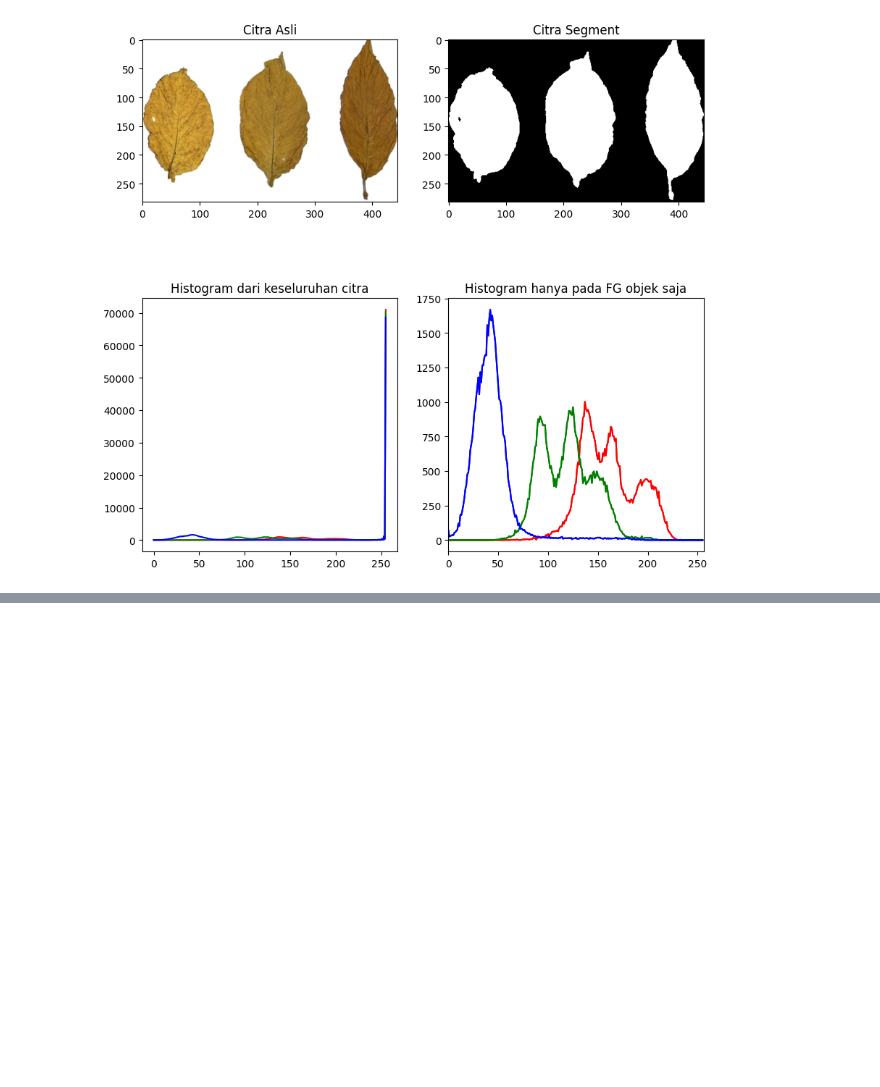
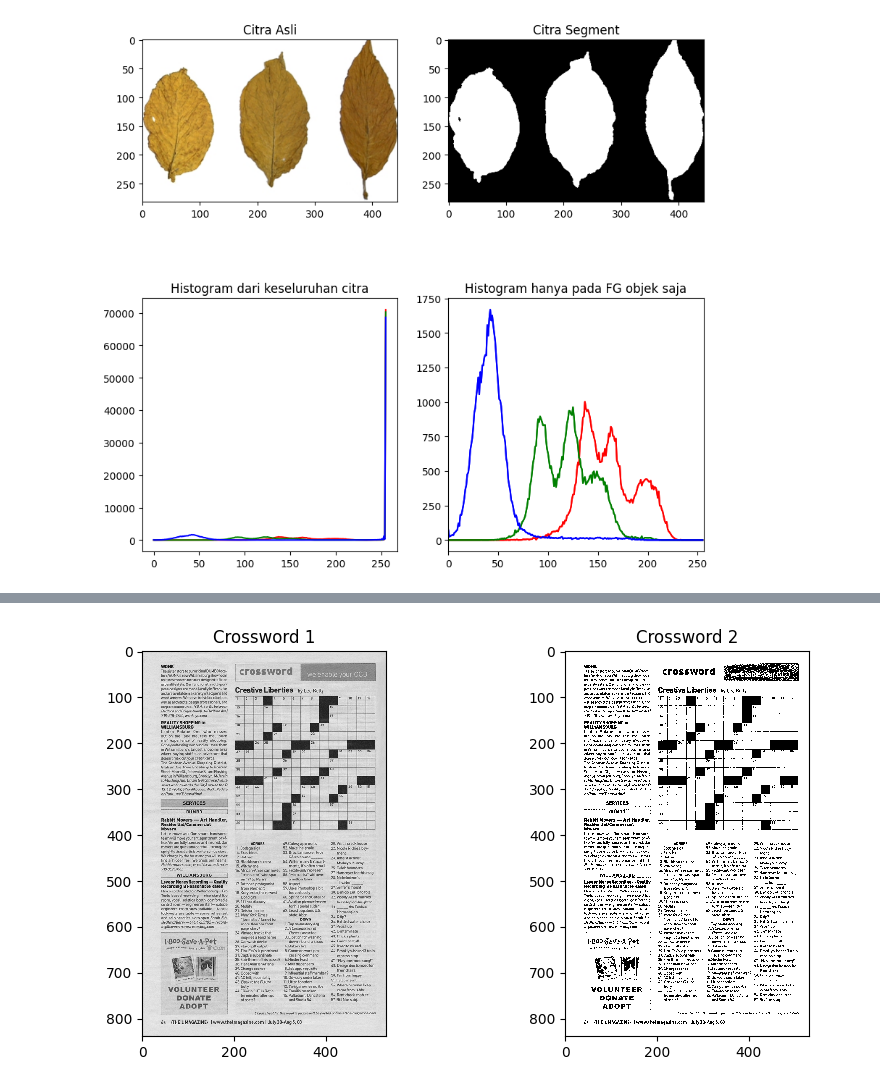
Before and after one commit to farrel1422/PCVK_Genap_2023, a Jupyter notebook: Week10.ipynb, the cells around one changed output, grey strips where cells are left out. Saved outputs shown, nothing was run; the diff lists cells and outputs as text; code cells hidden in the pictures; blank space fills up the shorter version.

```diff
--- a/Week10.ipynb
+++ b/Week10.ipynb
@@ -187,0 +199,17 @@ Text(0.5, 1.0, 'Yellow Segmented\xa0Image')
+# %%
+img = cv.imread('/content/drive/MyDrive/PCVK/Week10/Image/crossword.jpg',0)
+import cv2 as cv
+ret, otsu_thresh2 = cv.threshold(img,140,255,cv.THRESH_BINARY)
+
+titles_corssword = ['Crossword 1', 'Crossword 2']
+images = [img, otsu_thresh2]
+plt.figure(figsize = (10,5))
+
+for i in range(len(images)):
+  plt.subplot(1,2,i+1)
+  plt.imshow(images[i],'gray', interpolation='nearest')
+  plt.title(titles_corssword[i])
+
+plt.show()
+# %% [output]
+[figure, added]
```
Also changed, not shown: parts of 2 cells of this notebook.
